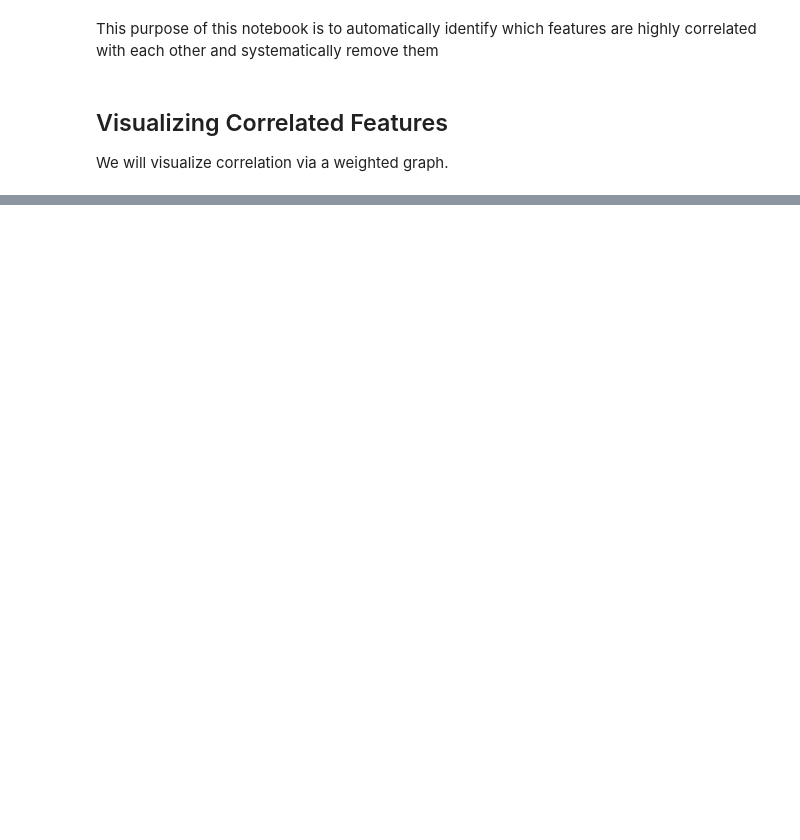
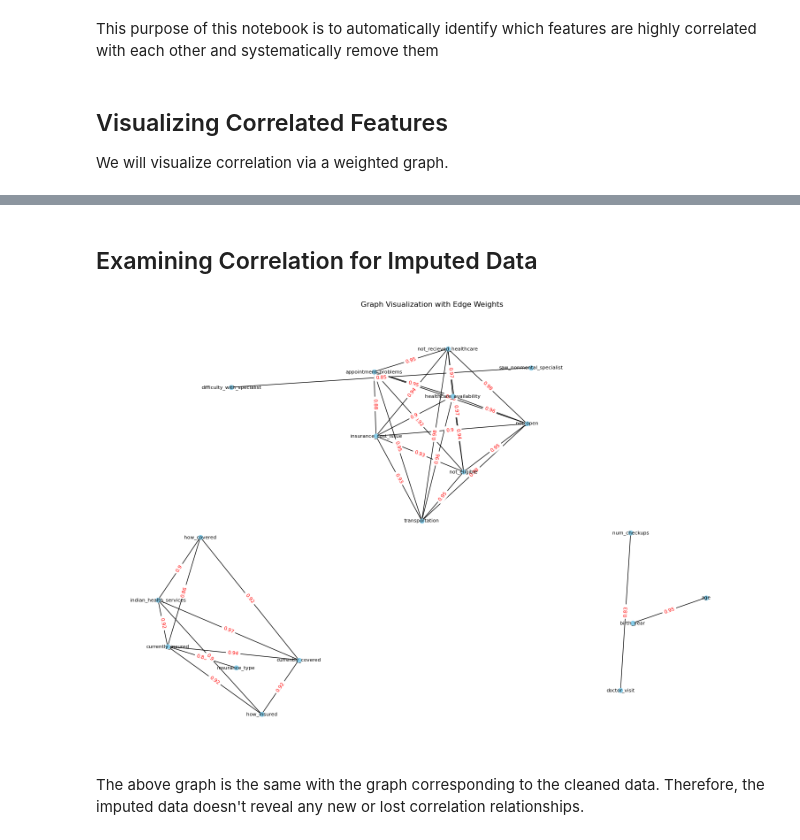
Before and after one commit to evarvak/education_and_healthcare, a Jupyter notebook: corr_selection.ipynb, the cells around one changed output, grey strips where cells are left out. Drawn from its saved outputs; the diff is of its cells as text; code cells hidden in the pictures; blank space fills up the shorter version.

Commit message:
added correlation analysis on imputed data

```diff
--- a/corr_selection.ipynb
+++ b/corr_selection.ipynb
@@ -64,0 +94,2 @@ plt.show()
+# %% [markdown]
+## Examining Correlation for Imputed Data
@@ -64,0 +120,24 @@ plt.show()
+# %%
+# Visualizing correlation among the imputed training data
+# Creating the edges (indices) and weights (correlations)
+imp_weights = [round(corr,2) for corr in imp_high_corr_series.values]
+imp_edges = [index for index in imp_high_corr_series.index]
+imp_edges_with_weights = list(zip(edges, weights))
+# %%
+G = nx.Graph()
+
+for edge, weight in imp_edges_with_weights:
+    G.add_edge(edge[0], edge[1], weight=weight)
+
+pos = nx.spring_layout(G, k=1.2)
+plt.figure(figsize=(15,10))
+nx.draw(G, pos, with_labels=True, node_size=50, node_color='skyblue', font_size=8)
+edge_labels = nx.get_edge_attributes(G, 'weight')
+nx.draw_networkx_edge_labels(G, pos, edge_labels=edge_labels, font_size=8, font_color='r')
+
+plt.title("Graph Visualization with Edge Weights")
+plt.show()
+# %% [output]
+[figure, added]
+# %% [markdown]
+The above graph is the same with the graph corresponding to the cleaned data.  Therefore, the imputed data doesn't reveal any new or lost correlation relationships.
```
Also changed, not shown: parts of 10 cells of this notebook.
